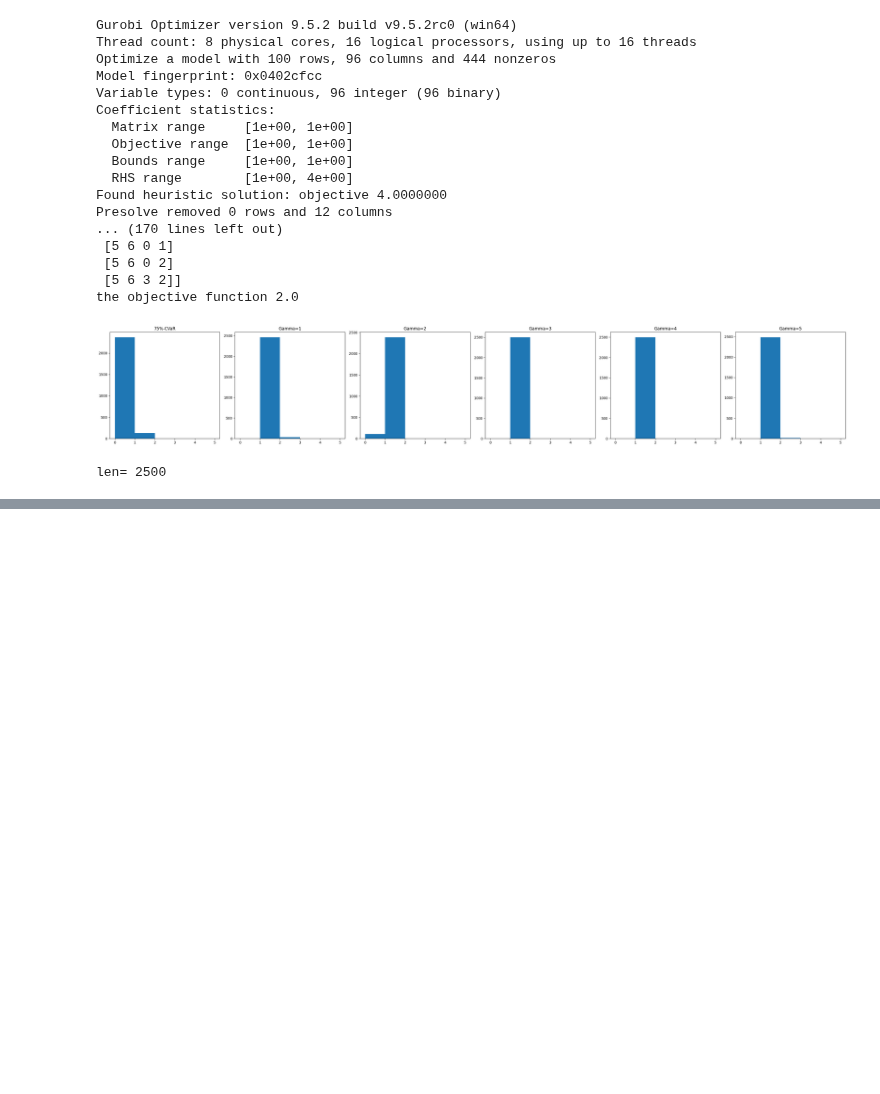
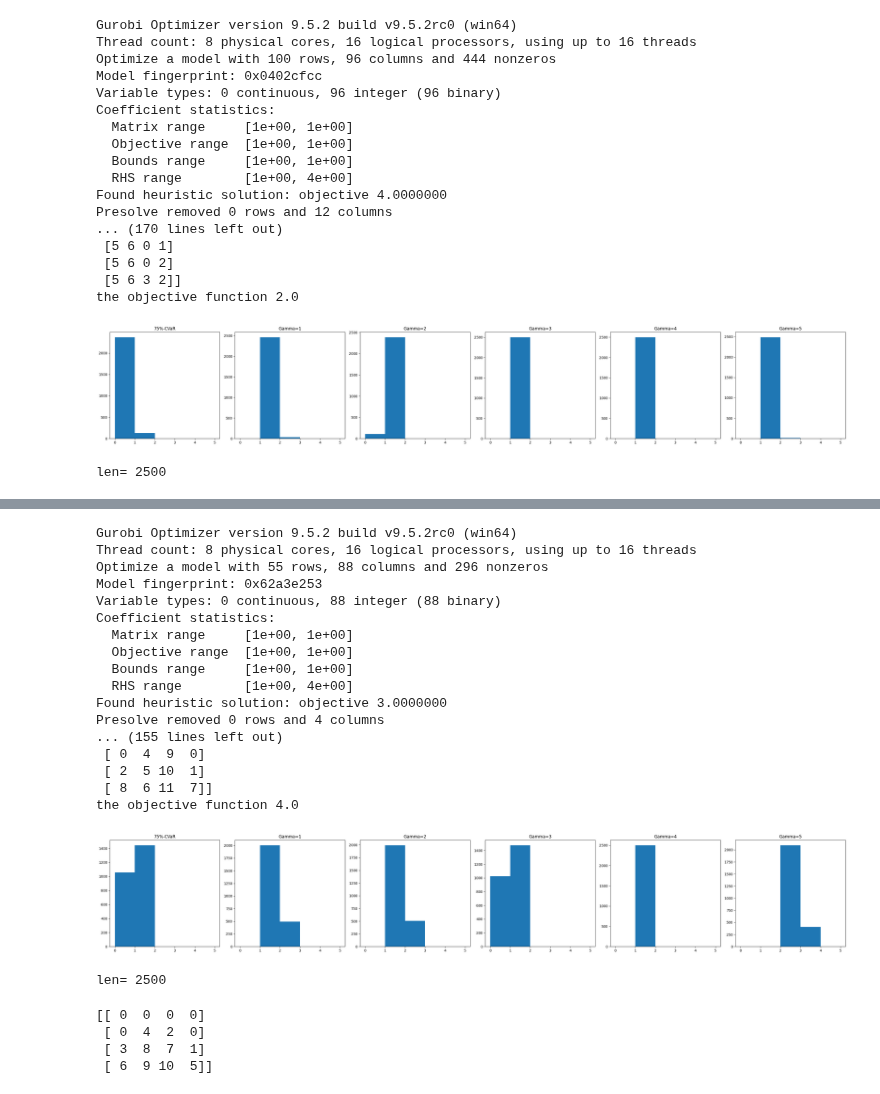
Before and after one commit to ikumadaiki/CPMP, a Jupyter notebook: cut_off.ipynb, the cells around one changed output, grey strips where cells are left out. Saved outputs shown, nothing was run; the diff lists cells and outputs as text; code cells hidden in the pictures; blank space fills up the shorter version.

```diff
--- a/cut_off.ipynb
+++ b/cut_off.ipynb
@@ -629,0 +782,48 @@ array([[0, 0, 4, 0],
+# %%
+import matplotlib.pyplot as plt
+fig, ax = plt.subplots(1,6,figsize=(30,5),tight_layout=True)
+for g in range(1,6):
+  prob=[]
+  ship_num=len(inst[2])
+  robust(ship_num,inst[0],inst[1],inst[2],g,size_,mean,cov)
+  prob+=list(penalty_r)
+  # print(prob)
+  # data+=(tuple(prob),)
+  # l.append("Gamma="+str(g))
+  # print("data=",data)
+# plt.boxplot(data,labels=l)
+# plt.show()
+
+  ax[g].hist(prob,bins=5,range=(0,5))
+  ax[g].set_title("Gamma="+str(g))
+ax[0].hist(penalty_cvar,bins=5,range=(0,5))
+ax[0].set_title("75%-CVaR")
+plt.show()
+print("len=",len(prob))
+# %% [output]
+Gurobi Optimizer version 9.5.2 build v9.5.2rc0 (win64)
+Thread count: 8 physical cores, 16 logical processors, using up to 16 threads
+Optimize a model with 55 rows, 88 columns and 296 nonzeros
+Model fingerprint: 0x62a3e253
+Variable types: 0 continuous, 88 integer (88 binary)
+Coefficient statistics:
+  Matrix range     [1e+00, 1e+00]
+  Objective range  [1e+00, 1e+00]
+  Bounds range     [1e+00, 1e+00]
+  RHS range        [1e+00, 4e+00]
+Found heuristic solution: objective 3.0000000
+Presolve removed 0 rows and 4 columns
+... (155 lines left out)
+ [ 0  4  9  0]
+ [ 2  5 10  1]
+ [ 8  6 11  7]]
+the objective function 4.0
+[figure, added]
+len= 2500
+# %%
+print(result)
+# %% [output]
+[[ 0  0  0  0]
+ [ 0  4  2  0]
+ [ 3  8  7  1]
+ [ 6  9 10  5]]
```
Also changed, not shown: parts of 7 cells of this notebook.
